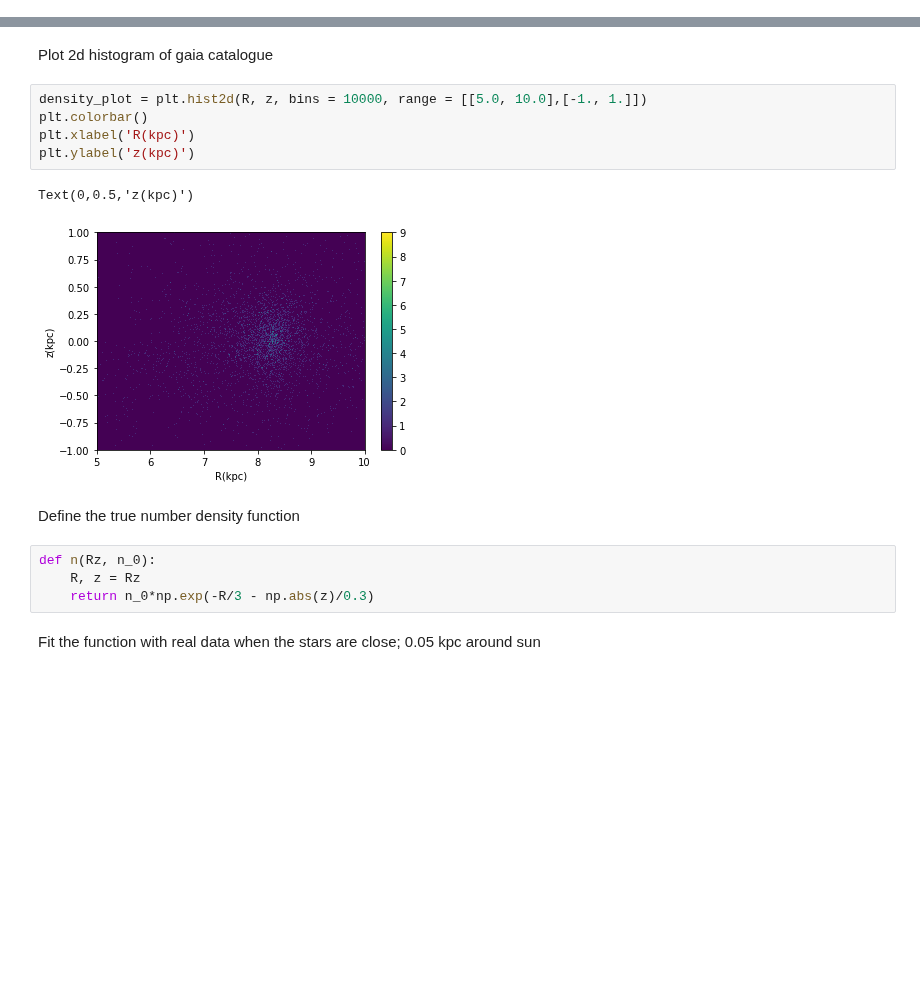
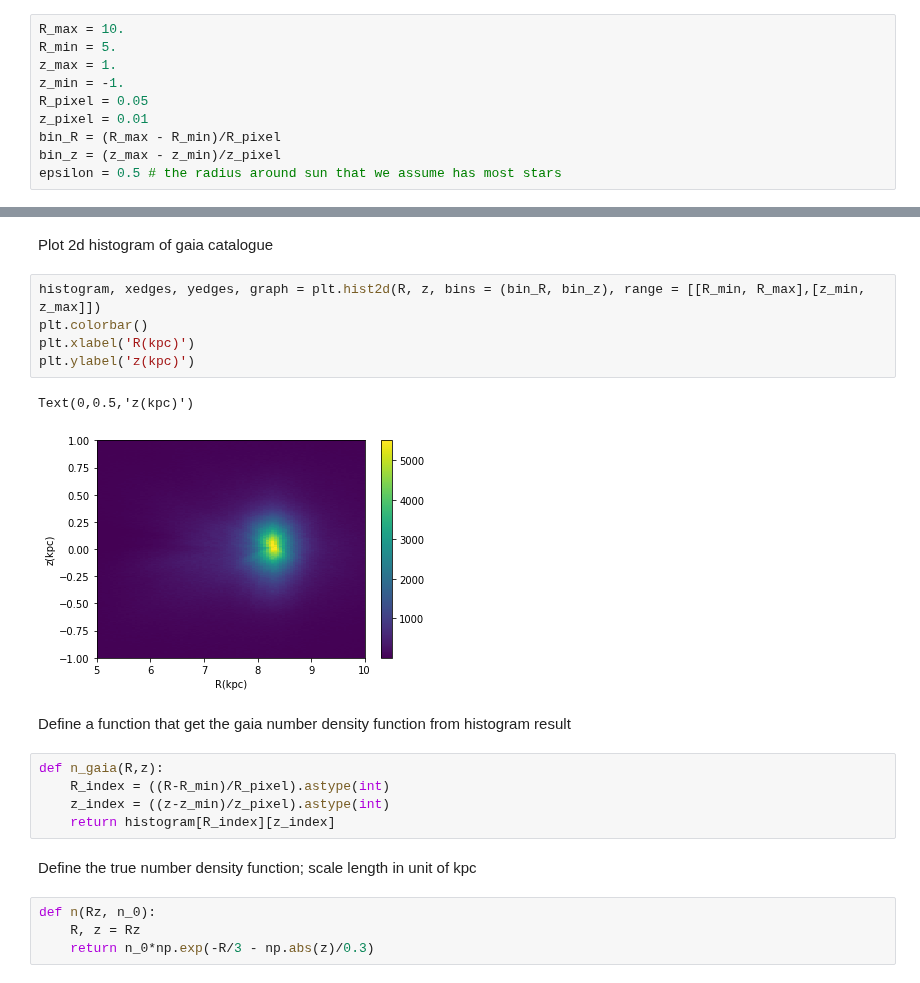
Before and after one commit to mwbub/Gaia-I3, a Jupyter notebook: Code/mock_data/sampling/selection function.ipynb, the cells around one changed output, grey strips where cells are left out. Drawn from its saved outputs; the diff is of its cells as text; blank space fills up the shorter version.

Commit message:
moved all global variables to the top of the notebook. Redefined n_gaia such that it takes array.

```diff
--- a/Code/mock_data/sampling/selection function.ipynb
+++ b/Code/mock_data/sampling/selection function.ipynb
@@ -8,0 +11,10 @@ from scipy.optimize import curve_fit
+# %%
+R_max = 10.
+R_min = 5.
+z_max = 1.
+z_min = -1.
+R_pixel = 0.05
+z_pixel = 0.01
+bin_R = (R_max - R_min)/R_pixel
+bin_z = (z_max - z_min)/z_pixel
+epsilon = 0.5 # the radius around sun that we assume has most stars
@@ -20,18 +44,23 @@ z = cylcoord[:, 3]
 # %% [markdown]
 Plot 2d histogram of gaia catalogue
 # %%
-density_plot = plt.hist2d(R, z, bins = 10000, range = [[5.0, 10.0],[-1., 1.]])
+histogram, xedges, yedges, graph = plt.hist2d(R, z, bins = (bin_R, bin_z), range = [[R_min, R_max],[z_min, z_max]])
 plt.colorbar()
 plt.xlabel('R(kpc)')
 plt.ylabel('z(kpc)')
 # %% [output]
 Text(0,0.5,'z(kpc)')
-[figure, old version]
+[figure, new version]
+# %% [markdown]
+Define a function that get the gaia number density function from histogram result
+# %%
+def n_gaia(R,z):
+    R_index = ((R-R_min)/R_pixel).astype(int)
+    z_index = ((z-z_min)/z_pixel).astype(int)
+    return histogram[R_index][z_index]
 # %% [markdown]
-Define the true number density function
+Define the true number density function; scale length in unit of kpc
 # %%
 def n(Rz, n_0):
     R, z = Rz
     return n_0*np.exp(-R/3 - np.abs(z)/0.3)
-# %% [markdown]
-Fit the function with real data when the stars are close; 0.05 kpc around sun
```
Also changed, not shown: parts of 14 cells of this notebook.
